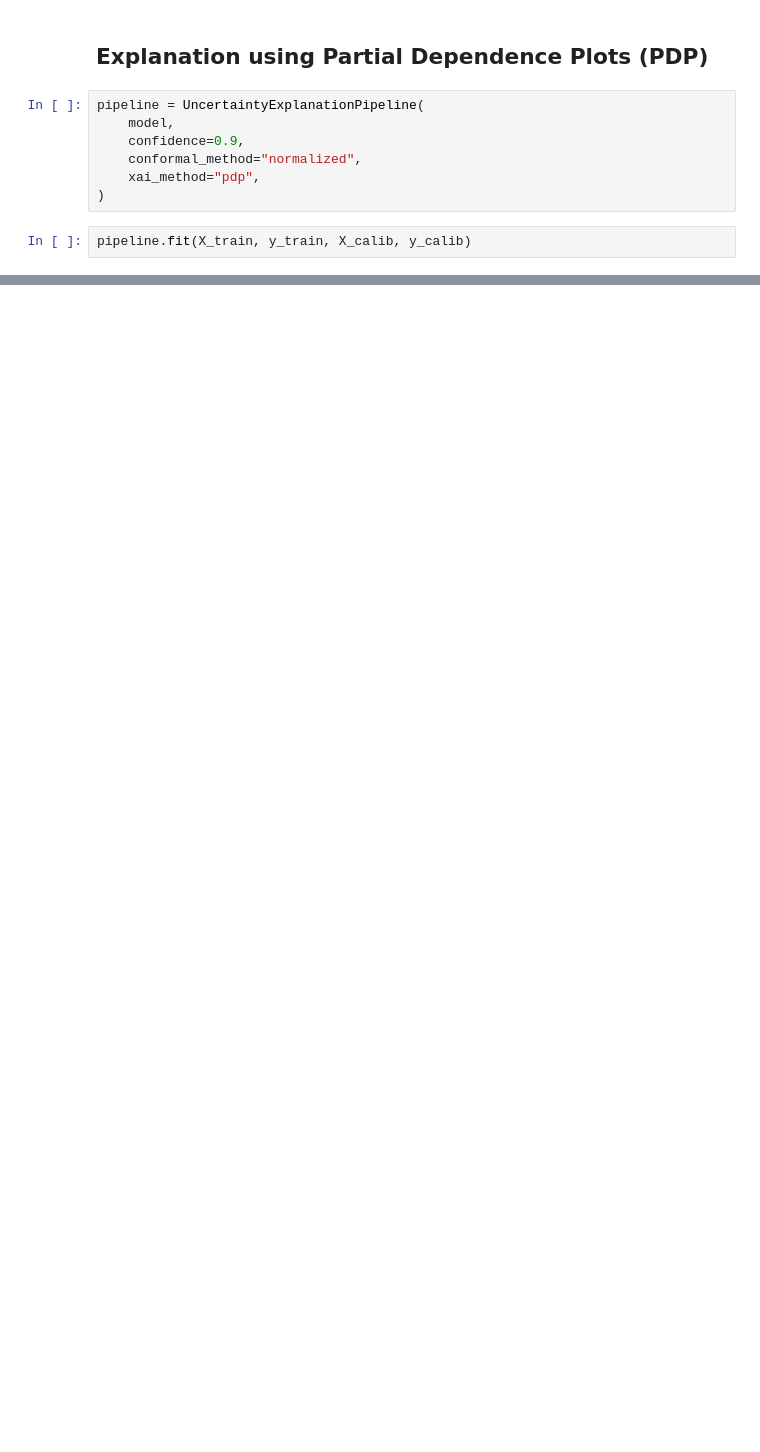
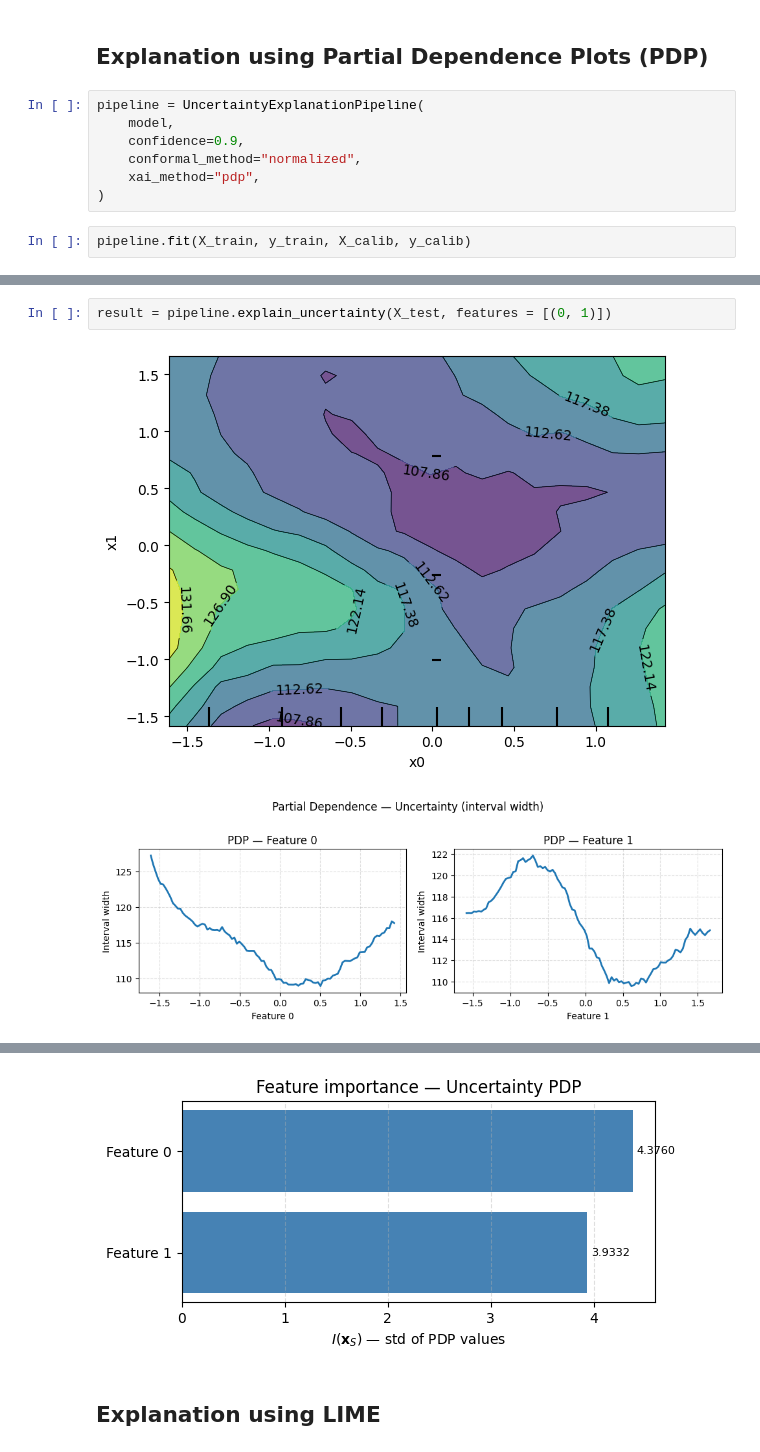
Before and after one commit to torodriguezt/uxplain, a Jupyter notebook: demo.ipynb, the cells around one changed output, grey strips where cells are left out. Saved outputs shown, nothing was run; the diff lists cells and outputs as text; blank space fills up the shorter version.

```diff
--- a/demo.ipynb
+++ b/demo.ipynb
@@ -131,0 +155,5 @@ Intervalo max: 210.12
+# %%
+result = pipeline.explain_uncertainty(X_test, features = [(0, 1)])
+# %% [output]
+[figure, added]
+[figure, added]
@@ -131,0 +161,3 @@ Intervalo max: 210.12
+[figure, added]
+# %% [markdown]
+## Explanation using LIME
```
Also changed, not shown: parts of 20 cells of this notebook, 4 other files.
